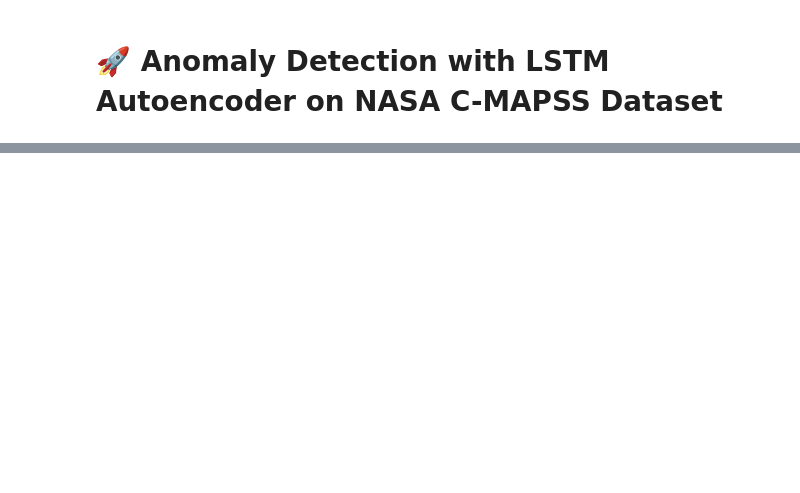
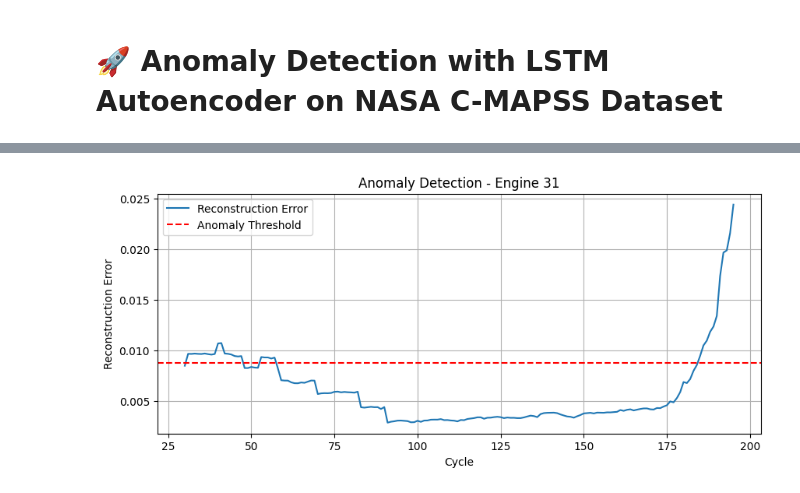
Before and after one commit to RAHULSKILLER/iNT_project, a Jupyter notebook: Anomaly_Detection_Colab_Notebook.ipynb, the cells around one changed output, grey strips where cells are left out. Drawn from its saved outputs; the diff is of its cells as text; code cells hidden in the pictures; blank space fills up the shorter version.

```diff
--- a/Anomaly_Detection_Colab_Notebook.ipynb
+++ b/Anomaly_Detection_Colab_Notebook.ipynb
@@ -45,13 +70,28 @@ normal_data.shape
 # %%
-# Step 7: Build and train the Autoencoder
-input_layer = Input(shape=(sequence_length, len(sensor_cols)))
+from tensorflow.keras.models import Model
+from tensorflow.keras.layers import Input, LSTM, RepeatVector, TimeDistributed, Dense
+from tensorflow.keras.optimizers import Adam
+
+# Define model parameters
+input_dim = len(sensor_cols)
+timesteps = sequence_length
+
+# Build the Autoencoder model
+input_layer = Input(shape=(timesteps, input_dim))
+
+# Encoder
 encoded = LSTM(64, activation='relu', return_sequences=False)(input_layer)
-bottleneck = RepeatVector(sequence_length)(encoded)
+bottleneck = RepeatVector(timesteps)(encoded)
+
+# Decoder
 decoded = LSTM(64, activation='relu', return_sequences=True)(bottleneck)
+output = TimeDistributed(Dense(input_dim))(decoded)
 
-autoencoder = Model(inputs=input_layer, outputs=decoded)
+# Define and compile the model
+autoencoder = Model(inputs=input_layer, outputs=output)
 autoencoder.compile(optimizer=Adam(learning_rate=0.001), loss='mse')
 
+# Train the Autoencoder
 history = autoencoder.fit(normal_data, normal_data,
                           epochs=20,
                           batch_size=32,
@@ -67,0 +179,18 @@ plt.show()
+# %%
+import matplotlib.pyplot as plt
+
+# Plot reconstruction error for a specific engine
+unit_id = 31
+unit_data = test_error_df[test_error_df["unit_number"] == unit_id]
+
+plt.figure(figsize=(10, 4))
+plt.plot(unit_data["time_in_cycles"], unit_data["reconstruction_error"], label="Reconstruction Error")
+plt.axhline(threshold, color='red', linestyle='--', label="Anomaly Threshold")
+plt.title(f"Anomaly Detection - Engine {unit_id}")
+plt.xlabel("Cycle")
+plt.ylabel("Reconstruction Error")
+plt.legend()
+plt.grid(True)
+plt.show()
+# %% [output]
+[figure, added]
```
Also changed, not shown: parts of 9 cells of this notebook.
